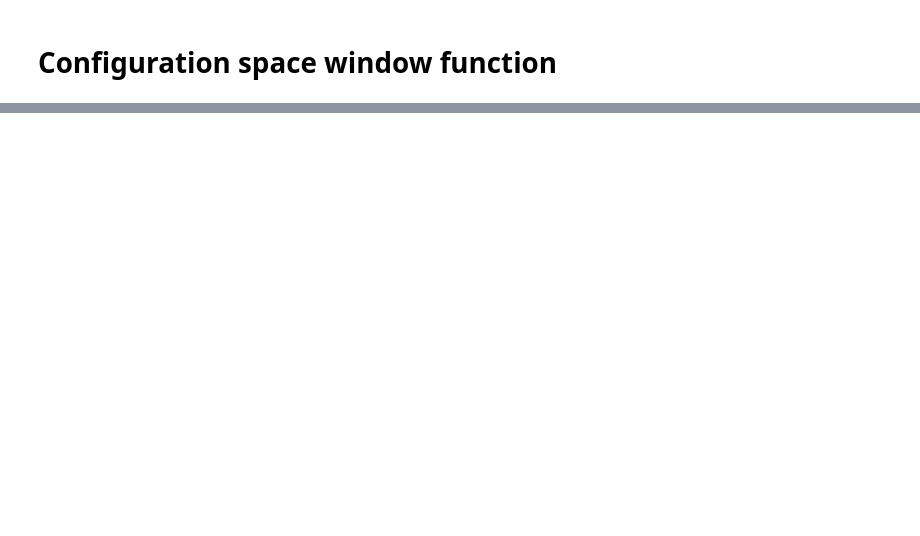
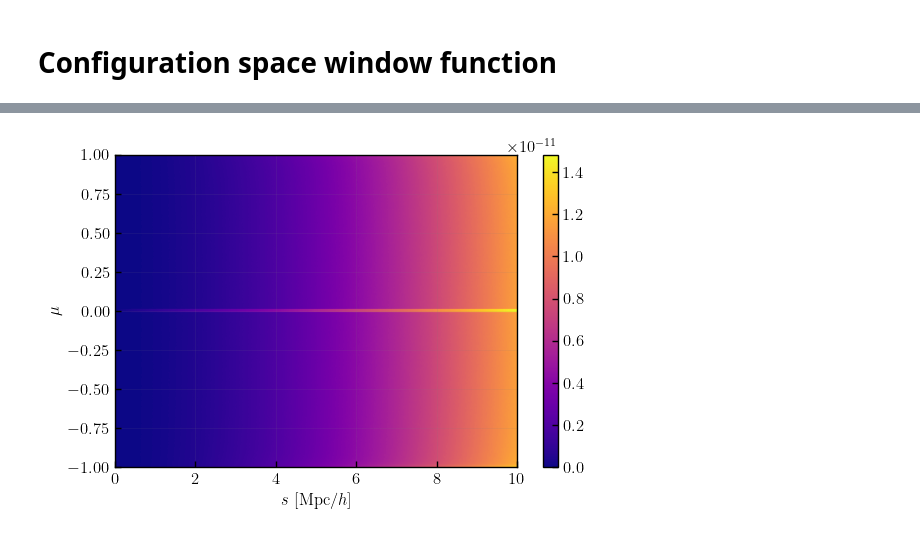
Before and after one commit to mathildepinon/desi-fiber-collisions, a Jupyter notebook: nb/wmatrix_plots.ipynb, the cells around one changed output, grey strips where cells are left out. Drawn from its saved outputs; the diff is of its cells as text; code cells hidden in the pictures; blank space fills up the shorter version.

```diff
--- a/nb/wmatrix_plots.ipynb
+++ b/nb/wmatrix_plots.ipynb
@@ -188,0 +189,13 @@ plt.show()
+# %%
+from pycorr import TwoPointCounter
+
+corr = TwoPointCounter.load('/global/cfs/cdirs/desi/users/mpinon/secondGenMocksY1/v4_1/paircounts/rrcounts_smu_mock0_ELG_LOP_complete_SGC_1.1_1.6_WEIGHT_smax1.npy')
+# %%
+extent = 0, 10, -1, 1
+plt.imshow(corr.wcounts.T/corr.wnorm, extent=extent, aspect='auto')
+plt.xlabel(r'$s$ [Mpc/$h$]')
+plt.ylabel(r'$\mu$')
+plt.colorbar()
+plt.show()
+# %% [output]
+[figure, added]
```
Also changed, not shown: parts of 7 cells of this notebook, 1 other file.
